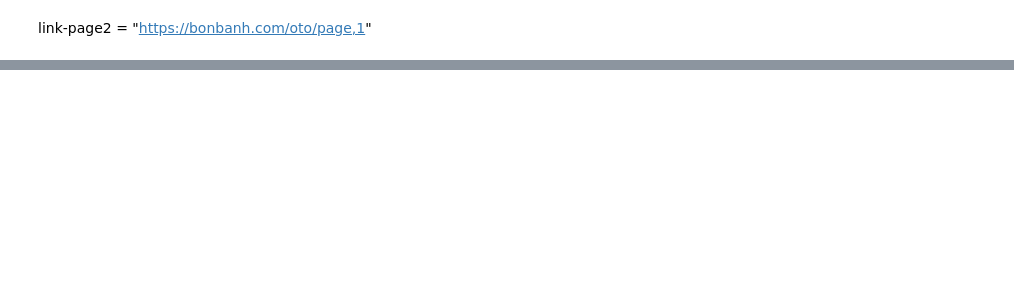
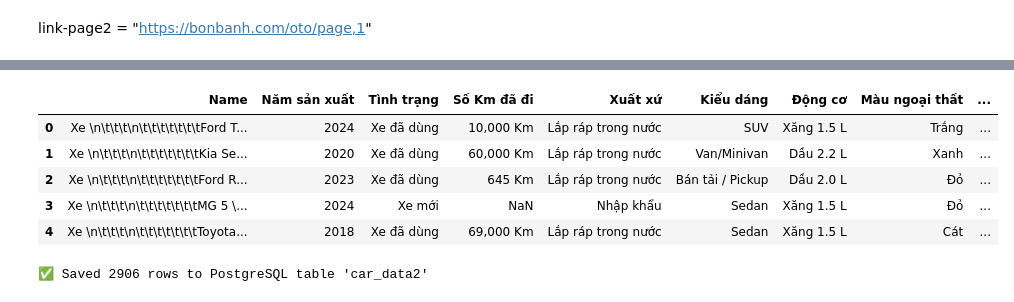
Before and after one commit to nmkhan9/car_price_predict, a Jupyter notebook: data/Crawl_data.ipynb, the cells around one changed output, grey strips where cells are left out. Drawn from its saved outputs; the diff is of its cells as text; code cells hidden in the pictures; blank space fills up the shorter version.

```diff
--- a/data/Crawl_data.ipynb
+++ b/data/Crawl_data.ipynb
@@ -321,0 +431,15 @@ Done! cars_data2.csv
+# %%
+df2 = pd.DataFrame(all_cars2)
+df2.head()
+# %% [output]
+|  | Name | Năm sản xuất | Tình trạng | Số Km đã đi | Xuất xứ | Kiểu dáng | Động cơ | Màu ngoại thất | ... |
+| 0 | Xe \n\t\t\t\n\t\t\t\t\t\t\tFord T... | 2024 | Xe đã dùng | 10,000 Km | Lắp ráp trong nước | SUV | Xăng 1.5 L | Trắng | ... |
+| 1 | Xe \n\t\t\t\n\t\t\t\t\t\t\tKia Se... | 2020 | Xe đã dùng | 60,000 Km | Lắp ráp trong nước | Van/Minivan | Dầu 2.2 L | Xanh | ... |
+| 2 | Xe \n\t\t\t\n\t\t\t\t\t\t\tFord R... | 2023 | Xe đã dùng | 645 Km | Lắp ráp trong nước | Bán tải / Pickup | Dầu 2.0 L | Đỏ | ... |
+| 3 | Xe \n\t\t\t\n\t\t\t\t\t\t\tMG 5 \... | 2024 | Xe mới | NaN | Nhập khẩu | Sedan | Xăng 1.5 L | Đỏ | ... |
+| 4 | Xe \n\t\t\t\n\t\t\t\t\t\t\tToyota... | 2018 | Xe đã dùng | 69,000 Km | Lắp ráp trong nước | Sedan | Xăng 1.5 L | Cát | ... |
+# %%
+df2.to_sql("car_data2", engine, if_exists="replace", index=False)
+print(f"✅ Saved {len(df2)} rows to PostgreSQL table 'car_data2'")
+# %% [output]
+✅ Saved 2906 rows to PostgreSQL table 'car_data2'
```
Also changed, not shown: parts of 15 cells of this notebook.
